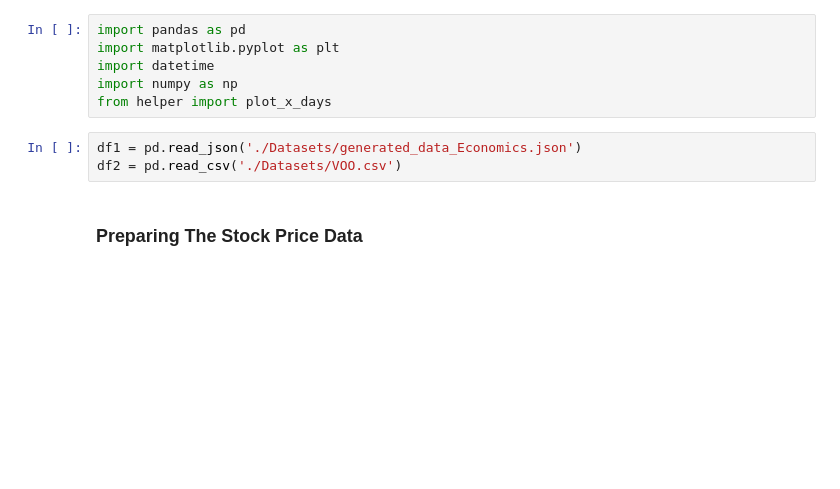
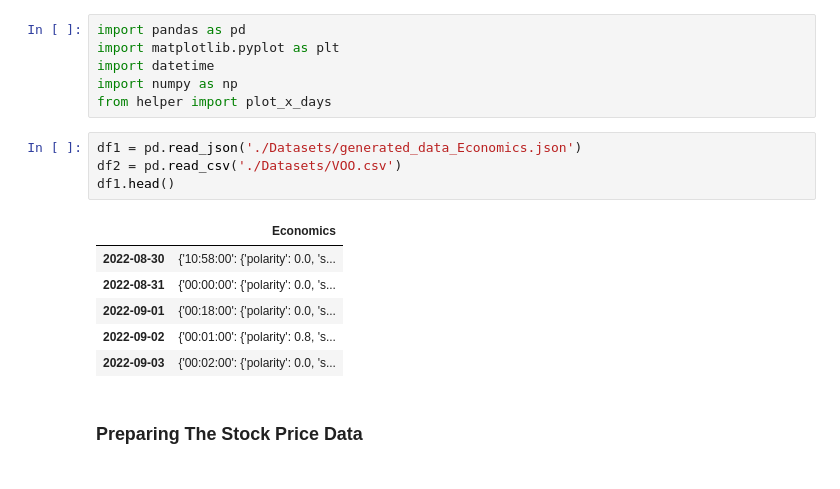
Before and after one commit to AndersonShroeder/Stock-Lstm, a Jupyter notebook: Short Run Prediction/analysis.ipynb, the cells around one changed output. Saved outputs shown, nothing was run; the diff lists cells and outputs as text; blank space fills up the shorter version.

```diff
--- a/Short Run Prediction/analysis.ipynb
+++ b/Short Run Prediction/analysis.ipynb
@@ -9,6 +9,14 @@ from helper import plot_x_days
 # %%
 df1 = pd.read_json('./Datasets/generated_data_Economics.json')
 df2 = pd.read_csv('./Datasets/VOO.csv')
+df1.head()
+# %% [output]
+|  | Economics |
+| 2022-08-30 | {'10:58:00': {'polarity': 0.0, 's... |
+| 2022-08-31 | {'00:00:00': {'polarity': 0.0, 's... |
+| 2022-09-01 | {'00:18:00': {'polarity': 0.0, 's... |
+| 2022-09-02 | {'00:01:00': {'polarity': 0.8, 's... |
+| 2022-09-03 | {'00:02:00': {'polarity': 0.0, 's... |
 # %% [markdown]
 <h3>Preparing The Stock Price Data<h3>
 # %%
```
Also changed, not shown: parts of 3 cells of this notebook, 2 other files.
